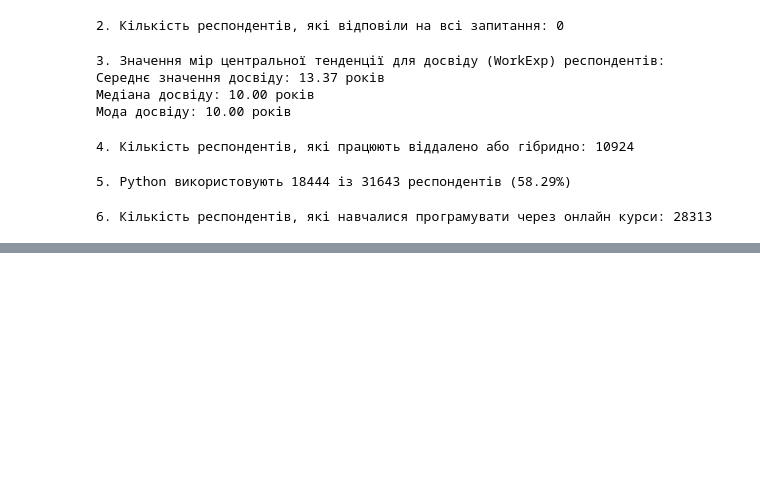
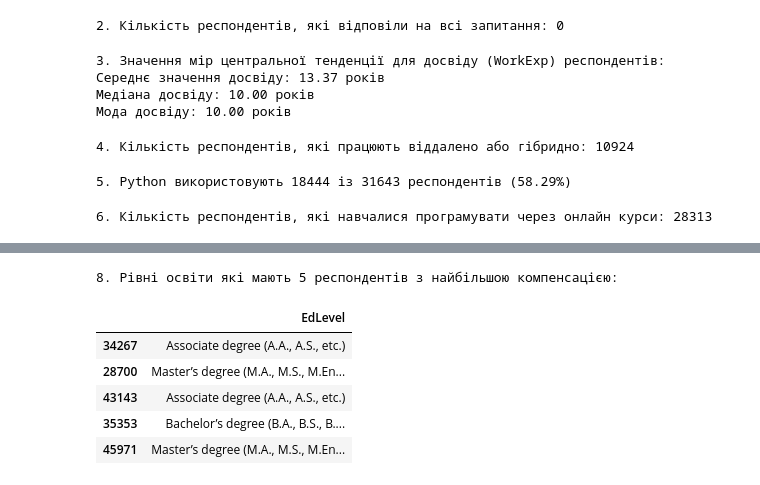
Before and after one commit to nataliia82/goit_pandas_hw, a Jupyter notebook: Pandas_HW.ipynb, the cells around one changed output, grey strips where cells are left out. Saved outputs shown, nothing was run; the diff lists cells and outputs as text; code cells hidden in the pictures; blank space fills up the shorter version.

```diff
--- a/Pandas_HW.ipynb
+++ b/Pandas_HW.ipynb
@@ -96,0 +116,13 @@ print(f"6. Кількість респондентів, які навчалис
+# %%
+df_comp = df.dropna(subset=["ConvertedCompYearly"])
+df_top5 = df_comp.sort_values(by="ConvertedCompYearly", ascending=False).head(5)
+print("8. Рівні освіти які мають 5 респондентів з найбільшою компенсацією:")
+df_top5[["EdLevel"]]
+# %% [output]
+8. Рівні освіти які мають 5 респондентів з найбільшою компенсацією:
+|  | EdLevel |
+| 34267 | Associate degree (A.A., A.S., etc.) |
+| 28700 | Master’s degree (M.A., M.S., M.En... |
+| 43143 | Associate degree (A.A., A.S., etc.) |
+| 35353 | Bachelor’s degree (B.A., B.S., B.... |
+| 45971 | Master’s degree (M.A., M.S., M.En... |
```
Also changed, not shown: parts of 4 cells of this notebook.
